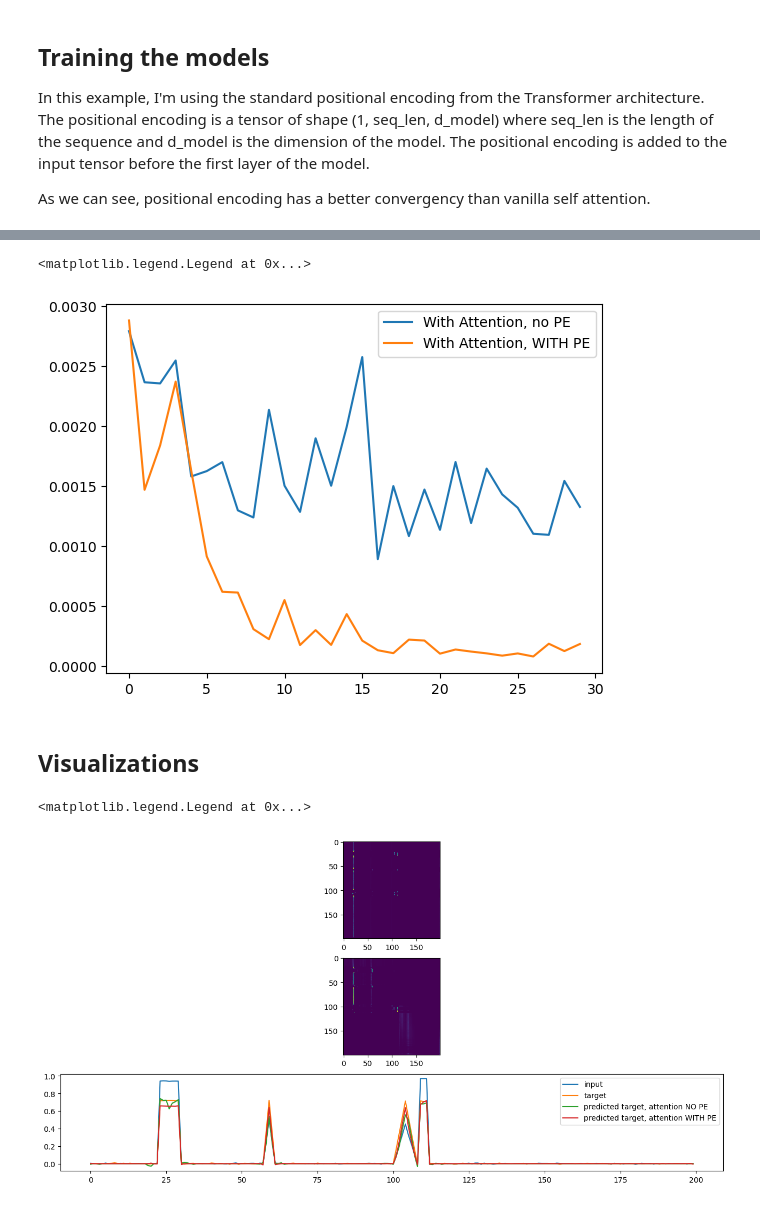
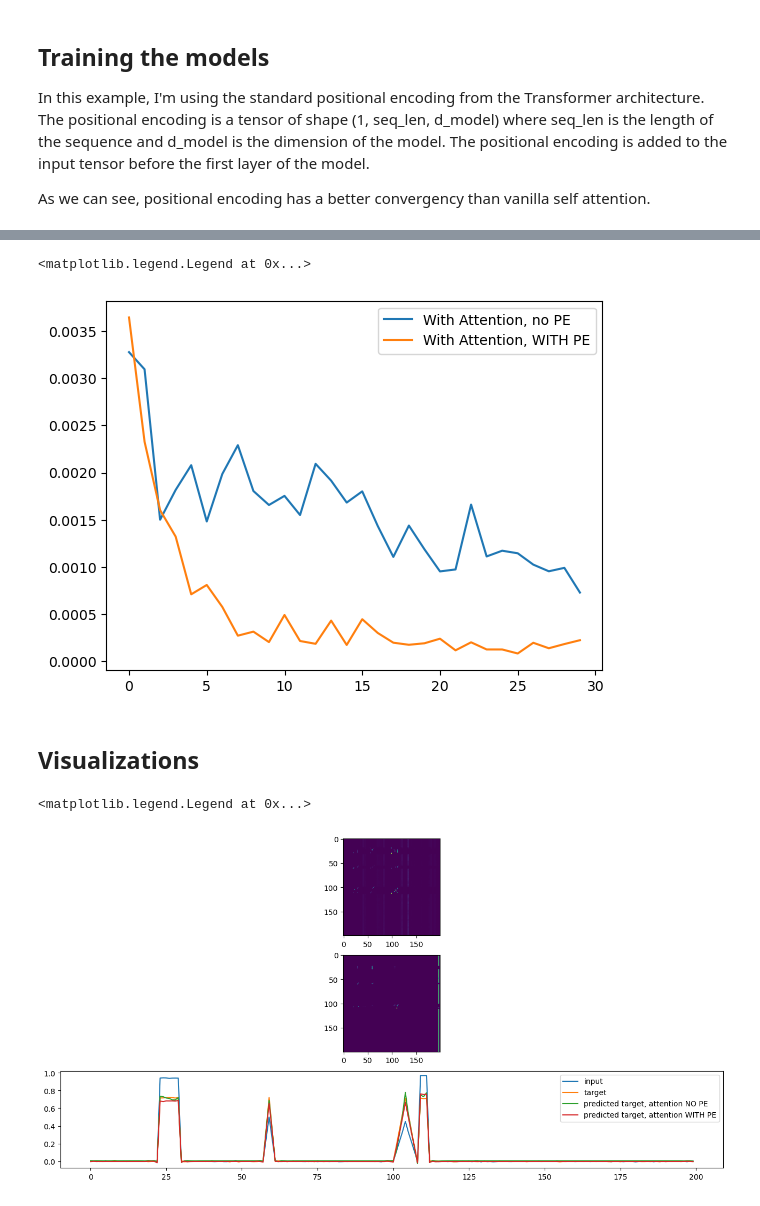
Before and after one commit to tiagofrepereira2012/attention_intuition, a Jupyter notebook: 2.attention_positioning_encoding.ipynb, the cells around one changed output, grey strips where cells are left out. Cells and saved outputs as stored; diff of their text form; code cells hidden in the pictures.

```diff
--- a/2.attention_positioning_encoding.ipynb
+++ b/2.attention_positioning_encoding.ipynb
@@ -235,6 +235,15 @@ In this example, I'm using the standard positional encoding from the Transformer
 
 As we can see, positional encoding has a better convergency than vanilla self attention.
 # %%
+import math
+class NewGELU(nn.Module):
+    """
+    Implementation of the GELU activation function currently in Google BERT repo (identical to OpenAI GPT).
+    Reference: Gaussian Error Linear Units (GELU) paper: https://arxiv.org/abs/1606.08415
+    """
+    def forward(self, x):
+        return 0.5 * x * (1.0 + torch.tanh(math.sqrt(2.0 / math.pi) * (x + 0.044715 * torch.pow(x, 3.0))))
+
 # Implementation of the self attention layer
 class SelfAttentionLayer(nn.Module):
     def __init__(self, in_dim, out_dim, key_dim):
@@ -297,12 +306,12 @@ class ModelWithNOPE(nn.Module):
 
         self.model = nn.Sequential(
             nn.Conv1d(1, 64, kernel_size=(5,), padding="same"),
-            nn.ReLU(),
+            NewGELU(),
             nn.Conv1d(64, 64, kernel_size=(5,), padding="same"),
-            nn.ReLU(),
+            NewGELU(),
             SelfAttentionLayer(in_dim=64, out_dim=64, key_dim=64),
             nn.Conv1d(64, 64, kernel_size=(5,), padding="same"),
-            nn.ReLU(),
+            NewGELU(),
             nn.Conv1d(64, 1, kernel_size=(5,), padding="same"),
         )
 
@@ -326,12 +335,12 @@ class ModelWithPE(nn.Module):
         self.conv1_pe = nn.Conv1d(1, 64, kernel_size=(5,), padding="same")
 
         self.conv2_no_pe = nn.Sequential(
-            nn.ReLU(),
+            NewGELU(),
             nn.Conv1d(64, 64, kernel_size=(5,), padding="same"),
-            nn.ReLU(),
+            NewGELU(),
             SelfAttentionLayer(in_dim=64, out_dim=64, key_dim=64),
             nn.Conv1d(64, 64, kernel_size=(5,), padding="same"),
-            nn.ReLU(),
+            NewGELU(),
             nn.Conv1d(64, 1, kernel_size=(5,), padding="same")
         )
 
@@ -376,5 +385,5 @@ Epoch: 20, Loss: 0.00010509810817893595
 <matplotlib.legend.Legend at 0x...>
-[figure, old version]
+[figure, new version]
 # %% [markdown]
 ## Visualizations
 # %%
@@ -440,4 +449,4 @@ ax3.plot(range(len(predicted_pe)), predicted_pe, label="predicted target, attent
 plt.legend()
 # %% [output]
 <matplotlib.legend.Legend at 0x...>
-[figure, old version]
+[figure, new version]
```
Also changed, not shown: parts of 1 cell of this notebook, 1 other file.
